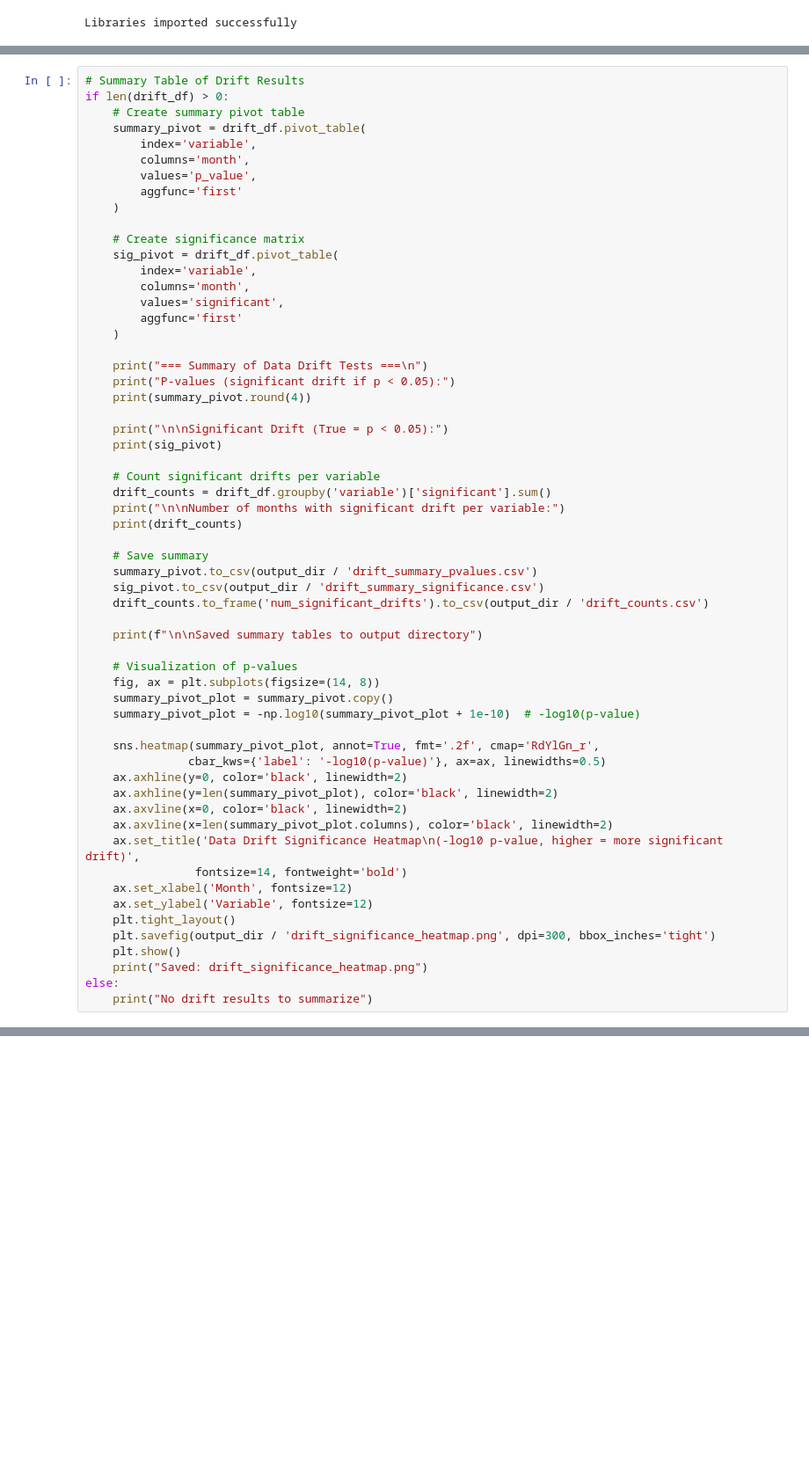
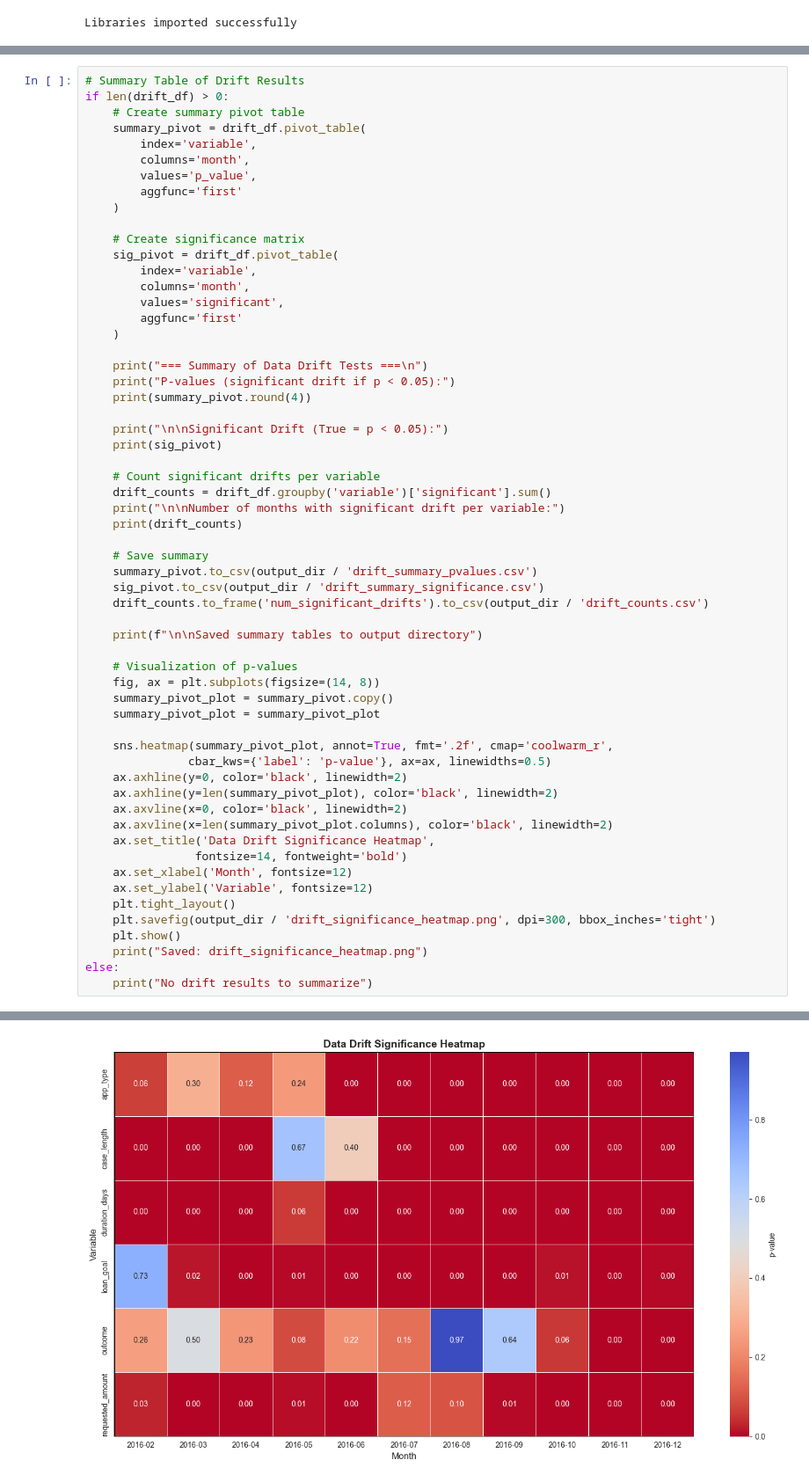
Before and after one commit to NicolasLupke/BPPSO-Exercise1, a Jupyter notebook: src/advanced analysis/advanced_analysis_data_drift.ipynb, the cells around one changed output, grey strips where cells are left out. Shown: that part at 88% size. Drawn from its saved outputs; the diff is of its cells as text; blank space fills up the shorter version.

Commit message:
Advanced Analysis data drift

```diff
--- a/src/advanced analysis/advanced_analysis_data_drift.ipynb
+++ b/src/advanced analysis/advanced_analysis_data_drift.ipynb
@@ -460,15 +344,15 @@ if len(drift_df) > 0:
     # Visualization of p-values
     fig, ax = plt.subplots(figsize=(14, 8))
     summary_pivot_plot = summary_pivot.copy()
-    summary_pivot_plot = -np.log10(summary_pivot_plot + 1e-10)  # -log10(p-value)
+    summary_pivot_plot = summary_pivot_plot
 
-    sns.heatmap(summary_pivot_plot, annot=True, fmt='.2f', cmap='RdYlGn_r',
-               cbar_kws={'label': '-log10(p-value)'}, ax=ax, linewidths=0.5)
+    sns.heatmap(summary_pivot_plot, annot=True, fmt='.2f', cmap='coolwarm_r',
+               cbar_kws={'label': 'p-value'}, ax=ax, linewidths=0.5)
     ax.axhline(y=0, color='black', linewidth=2)
     ax.axhline(y=len(summary_pivot_plot), color='black', linewidth=2)
     ax.axvline(x=0, color='black', linewidth=2)
     ax.axvline(x=len(summary_pivot_plot.columns), color='black', linewidth=2)
-    ax.set_title('Data Drift Significance Heatmap\n(-log10 p-value, higher = more significant drift)',
+    ax.set_title('Data Drift Significance Heatmap',
                 fontsize=14, fontweight='bold')
     ax.set_xlabel('Month', fontsize=12)
     ax.set_ylabel('Variable', fontsize=12)
@@ -478,3 +362,4 @@ if len(drift_df) > 0:
     print("Saved: drift_significance_heatmap.png")
 else:
     print("No drift results to summarize")
+# %% [output]
@@ -480,0 +383 @@ else:
+[figure, added]
```
Also changed, not shown: parts of 11 cells of this notebook.
